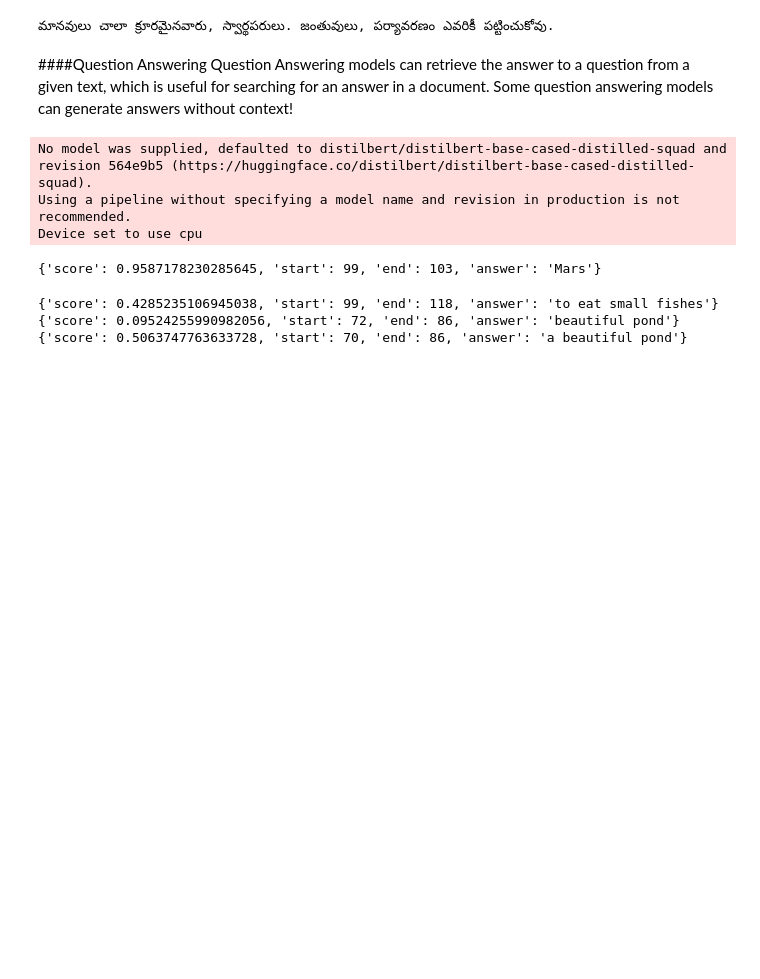
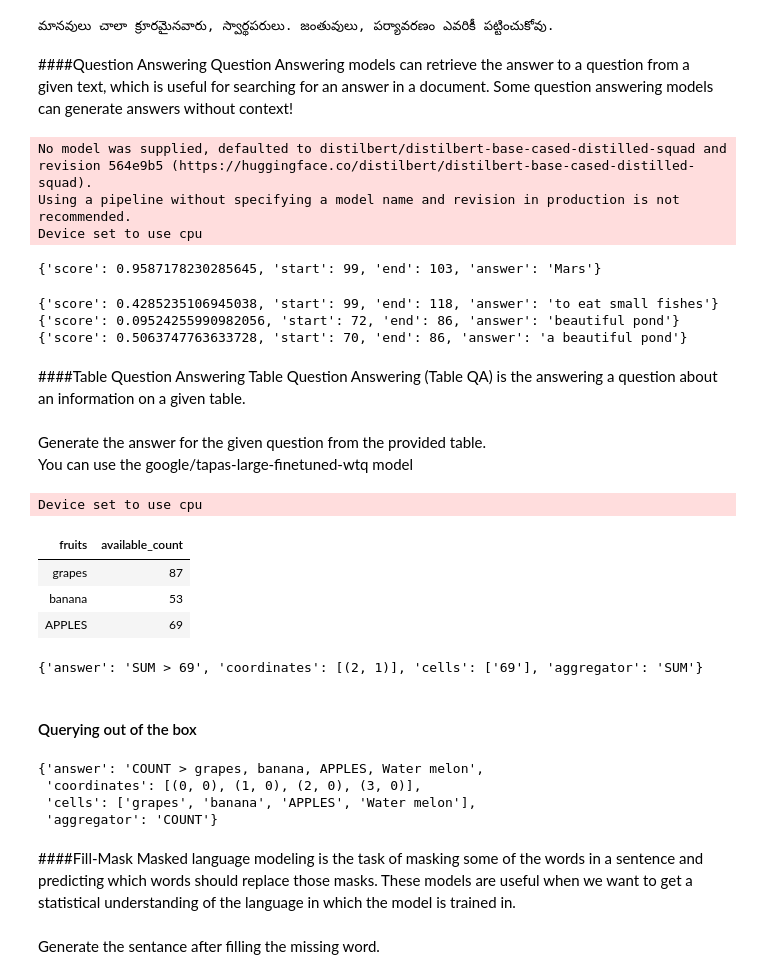
Before and after one commit to ramkumar28011998/GenAI-DataEngineer, a Jupyter notebook: 03_More_Tasks_Using_transformer_models.ipynb, the cells around one changed output. Drawn from its saved outputs; the diff is of its cells as text; code cells hidden in the pictures; blank space fills up the shorter version.

```diff
--- a/03_More_Tasks_Using_transformer_models.ipynb
+++ b/03_More_Tasks_Using_transformer_models.ipynb
@@ -87,3 +87,17 @@ for ques_ in questions:
 {'score': 0.4285235106945038, 'start': 99, 'end': 118, 'answer': 'to eat small fishes'}
 {'score': 0.09524255990982056, 'start': 72, 'end': 86, 'answer': 'beautiful pond'}
 {'score': 0.5063747763633728, 'start': 70, 'end': 86, 'answer': 'a beautiful pond'}
+# %% [markdown]
+####Table Question Answering
+Table Question Answering (Table QA) is the answering a question about an information on a given table.
+# %% [markdown]
+Generate the answer for the given question from the provided table.\
+You can use the google/tapas-large-finetuned-wtq model
+# %%
+question = "how many apples available in the basket?"
+data = {"fruits": ["grapes", "banana", "APPLES","Water melon"], "available_count": ["87", "53", "69","105"]}
+table = pd.DataFrame.from_dict(data)
+
+tqa_pipeline = pipeline(task="table-question-answering", model="google/tapas-large-finetuned-wtq")
+# %% [output]
+Device set to use cpu
@@ -89,0 +106,13 @@ for ques_ in questions:
+# %%
+display(table)
+# %% [output]
+| fruits | available_count |
+| grapes | 87 |
+| banana | 53 |
+| APPLES | 69 |
+# %%
+print(result)
+# %% [output]
+{'answer': 'SUM > 69', 'coordinates': [(2, 1)], 'cells': ['69'], 'aggregator': 'SUM'}
+# %% [markdown]
+#### Querying out of the box
@@ -89,0 +121,12 @@ for ques_ in questions:
+# %%
+result_new
+# %% [output]
+{'answer': 'COUNT > grapes, banana, APPLES, Water melon',
+ 'coordinates': [(0, 0), (1, 0), (2, 0), (3, 0)],
+ 'cells': ['grapes', 'banana', 'APPLES', 'Water melon'],
+ 'aggregator': 'COUNT'}
+# %% [markdown]
+####Fill-Mask
+Masked language modeling is the task of masking some of the words in a sentence and predicting which words should replace those masks. These models are useful when we want to get a statistical understanding of the language in which the model is trained in.
+# %% [markdown]
+Generate the sentance after filling the missing word.
```
Also changed, not shown: parts of 16 cells of this notebook.
